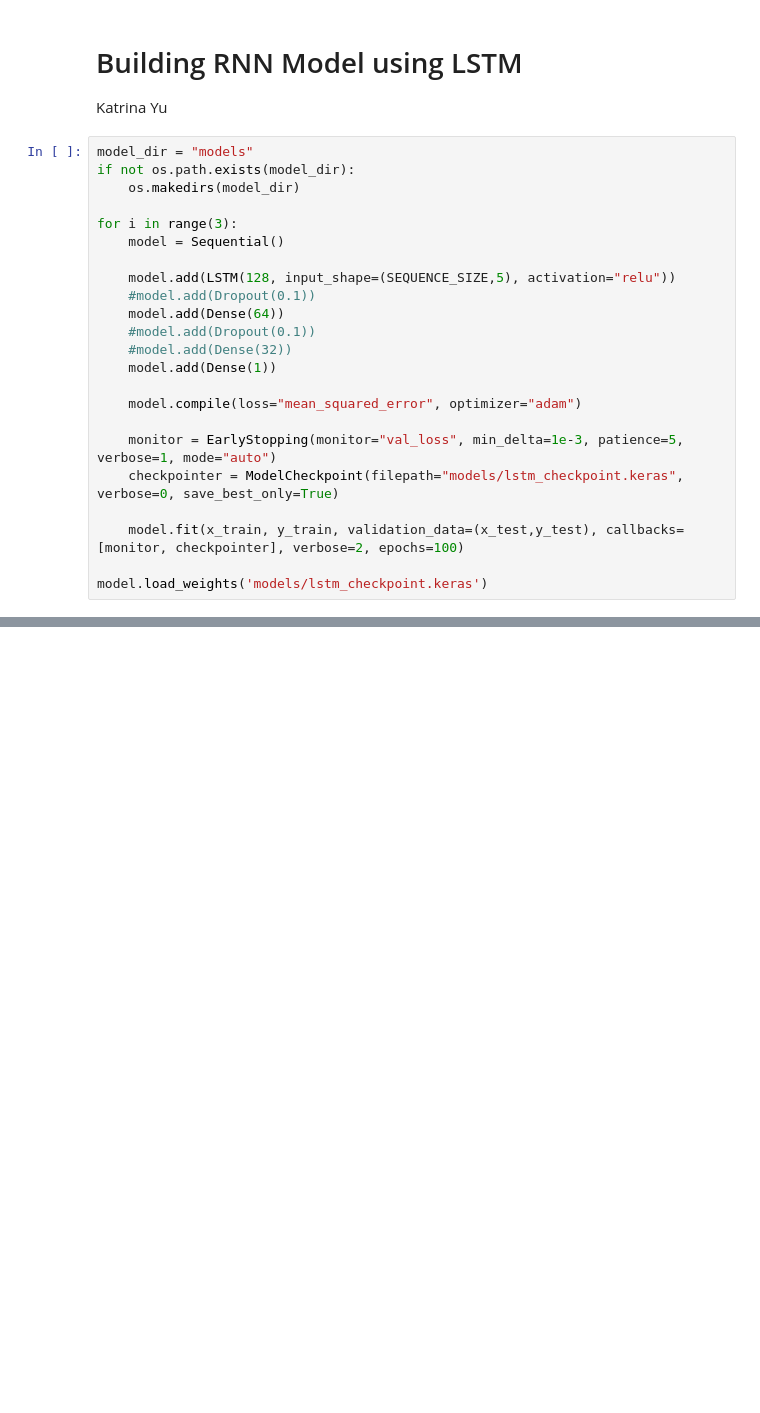
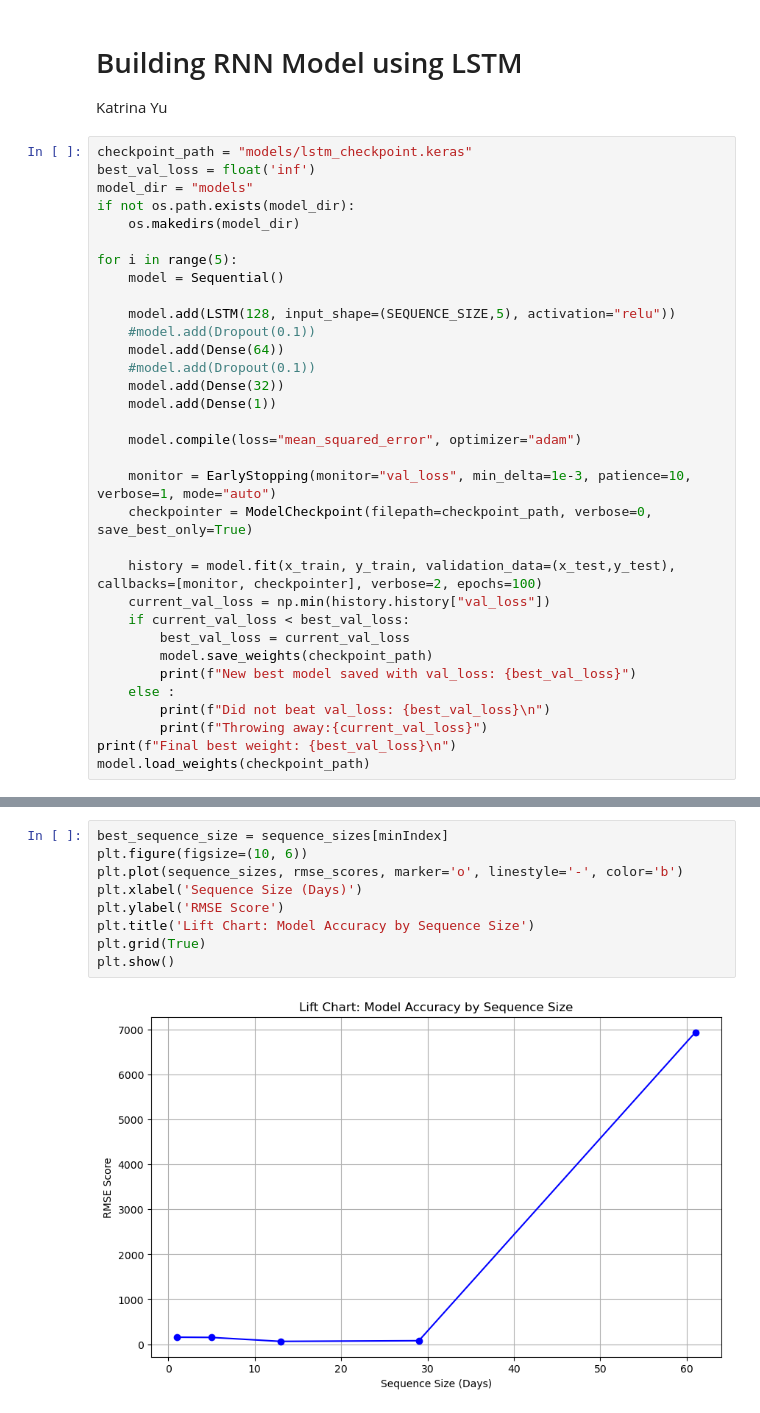
Before and after one commit to kyu2509/CSC180-Project-4, a Jupyter notebook: Stock Price Prediction.ipynb, the cells around one changed output, grey strips where cells are left out. Saved outputs shown, nothing was run; the diff lists cells and outputs as text; blank space fills up the shorter version.

Commit message:
Need to clean up but working additional #1, fixed saving model

```diff
--- a/Stock Price Prediction.ipynb
+++ b/Stock Price Prediction.ipynb
@@ -271,27 +271,37 @@ Shape of y_test: (1066,)
 # Building RNN Model using LSTM
 Katrina Yu
 # %%
+checkpoint_path = "models/lstm_checkpoint.keras"
+best_val_loss = float('inf')
 model_dir = "models"
 if not os.path.exists(model_dir):
     os.makedirs(model_dir)
 
-for i in range(3):
+for i in range(5):
     model = Sequential()
 
     model.add(LSTM(128, input_shape=(SEQUENCE_SIZE,5), activation="relu"))
     #model.add(Dropout(0.1))
     model.add(Dense(64))
     #model.add(Dropout(0.1))
-    #model.add(Dense(32))
+    model.add(Dense(32))
     model.add(Dense(1))
 
     model.compile(loss="mean_squared_error", optimizer="adam")
 
-    monitor = EarlyStopping(monitor="val_loss", min_delta=1e-3, patience=5, verbose=1, mode="auto")
-    checkpointer = ModelCheckpoint(filepath="models/lstm_checkpoint.keras", verbose=0, save_best_only=True)
+    monitor = EarlyStopping(monitor="val_loss", min_delta=1e-3, patience=10, verbose=1, mode="auto")
+    checkpointer = ModelCheckpoint(filepath=checkpoint_path, verbose=0, save_best_only=True)
 
-    model.fit(x_train, y_train, validation_data=(x_test,y_test), callbacks=[monitor, checkpointer], verbose=2, epochs=100)
-
-model.load_weights('models/lstm_checkpoint.keras')
+    history = model.fit(x_train, y_train, validation_data=(x_test,y_test), callbacks=[monitor, checkpointer], verbose=2, epochs=100)
+    current_val_loss = np.min(history.history["val_loss"])
+    if current_val_loss < best_val_loss:
+        best_val_loss = current_val_loss
+        model.save_weights(checkpoint_path)
+        print(f"New best model saved with val_loss: {best_val_loss}")
+    else :
+        print(f"Did not beat val_loss: {best_val_loss}\n")
+        print(f"Throwing away:{current_val_loss}")
+print(f"Final best weight: {best_val_loss}\n")
+model.load_weights(checkpoint_path)
 # %% [output]
 Epoch 1/100
@@ -391,0 +406,11 @@ KeyboardInterrupt:
+# %%
+best_sequence_size = sequence_sizes[minIndex]
+plt.figure(figsize=(10, 6))
+plt.plot(sequence_sizes, rmse_scores, marker='o', linestyle='-', color='b')
+plt.xlabel('Sequence Size (Days)')
+plt.ylabel('RMSE Score')
+plt.title('Lift Chart: Model Accuracy by Sequence Size')
+plt.grid(True)
+plt.show()
+# %% [output]
+[figure, added]
```
Also changed, not shown: parts of 3 cells of this notebook.
